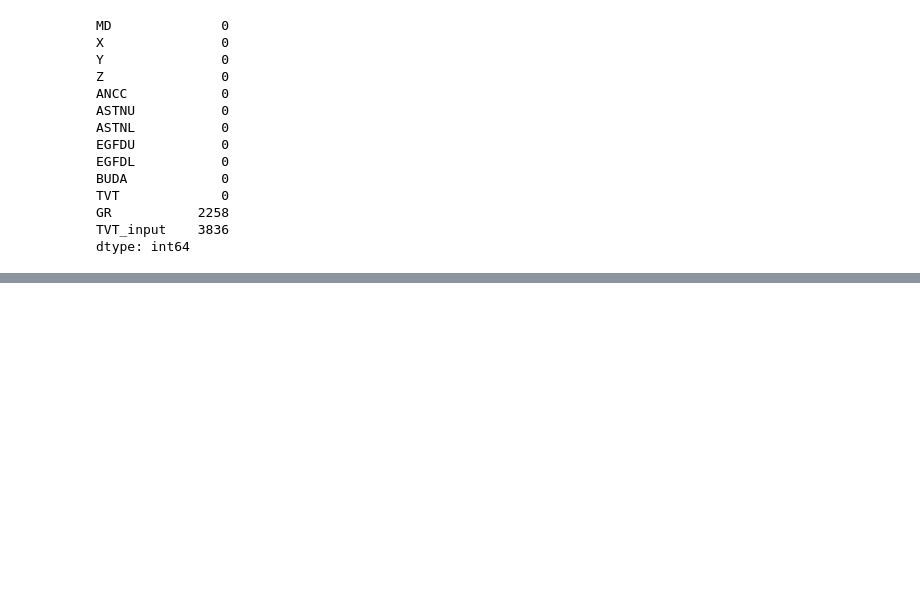
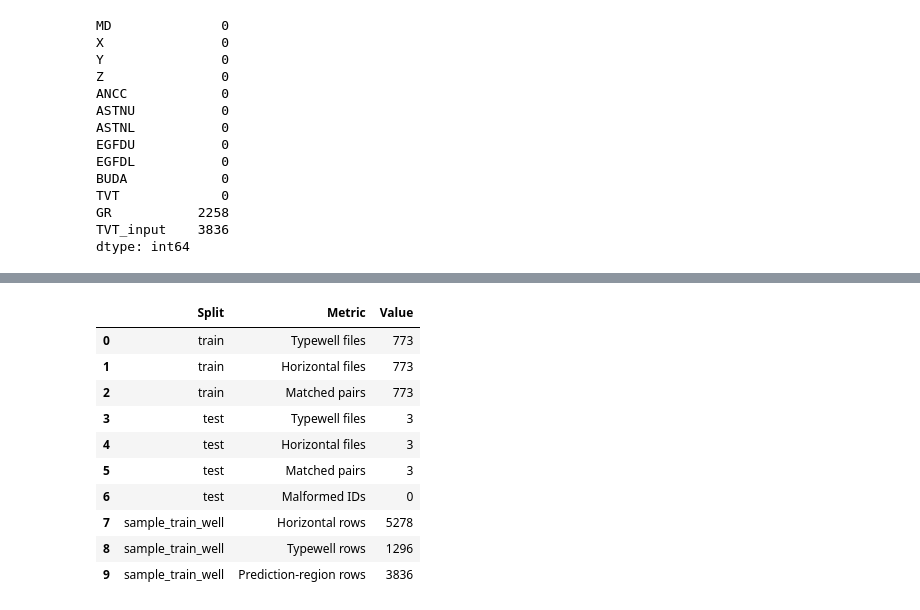
Before and after one commit to chethanadilhari/rogii-wellbore-geology, a Jupyter notebook: notebooks/01_data_understanding.ipynb, the cells around one changed output, grey strips where cells are left out. Saved outputs shown, nothing was run; the diff lists cells and outputs as text; code cells hidden in the pictures; blank space fills up the shorter version.

```diff
--- a/notebooks/01_data_understanding.ipynb
+++ b/notebooks/01_data_understanding.ipynb
@@ -20,6 +20,13 @@ RAW_DIR = DATA_DIR / "raw"
 
 TRAIN_DIR = RAW_DIR / "train"
 TEST_DIR = RAW_DIR / "test"
+
+RESULTS_DIR = PROJECT_ROOT / "results" / "notebook_01"
+TABLES_DIR = RESULTS_DIR / "tables"
+FIGURES_DIR = RESULTS_DIR / "figures"
+
+TABLES_DIR.mkdir(parents=True, exist_ok=True)
+FIGURES_DIR.mkdir(parents=True, exist_ok=True)
 # %% [markdown]
 ### 3. Validate Dataset Structure
 # %%
@@ -63,13 +172,17 @@ Missing typewell   : 0
 # %%
 sample_id = sorted(complete_pairs)[0]
 
-sample_typewell_path = TRAIN_DIR / f"{sample_id}_typewell.csv"
-sample_horizontal_path = TRAIN_DIR / f"{sample_id}_horizontal_well.csv"
+sample_typewell_path = TRAIN_DIR / f"{sample_id}{TYPEWELL_SUFFIX}"
+sample_horizontal_path = TRAIN_DIR / f"{sample_id}{HORIZONTAL_SUFFIX}"
 
 typewell_df = pd.read_csv(sample_typewell_path)
 horizontal_df = pd.read_csv(sample_horizontal_path)
 
 print("Sample ID:", sample_id)
+print("Typewell path:", sample_typewell_path.name)
+print("Horizontal path:", sample_horizontal_path.name)
 print("Typewell shape:", typewell_df.shape)
 print("Horizontal shape:", horizontal_df.shape)
+assert not sample_id.endswith("_")
+assert "__" in sample_typewell_path.name
 # %% [output]
@@ -241,0 +379,69 @@ dtype: int64
+# %%
+test_typewell_files = sorted(TEST_DIR.glob("*_typewell.csv"))
+test_horizontal_files = sorted(TEST_DIR.glob("*_horizontal_well.csv"))
+
+test_typewell_ids = set()
+test_horizontal_ids = set()
+test_malformed = []
+
+for file in test_typewell_files:
+    well_id = extract_well_id(file.name, TYPEWELL_SUFFIX)
+    if well_id is None:
+        test_malformed.append(file.name)
+    else:
+        test_typewell_ids.add(well_id)
+
+for file in test_horizontal_files:
+    well_id = extract_well_id(file.name, HORIZONTAL_SUFFIX)
+    if well_id is None:
+        test_malformed.append(file.name)
+    else:
+        test_horizontal_ids.add(well_id)
+
+test_complete_pairs = test_typewell_ids & test_horizontal_ids
+
+dataset_scale_snapshot = pd.DataFrame(
+    [
+        {"Split": "train", "Metric": "Typewell files", "Value": len(typewell_files)},
+        {"Split": "train", "Metric": "Horizontal files", "Value": len(horizontal_files)},
+        {"Split": "train", "Metric": "Matched pairs", "Value": len(complete_pairs)},
+        {"Split": "test", "Metric": "Typewell files", "Value": len(test_typewell_files)},
+        {"Split": "test", "Metric": "Horizontal files", "Value": len(test_horizontal_files)},
+        {"Split": "test", "Metric": "Matched pairs", "Value": len(test_complete_pairs)},
+        {"Split": "test", "Metric": "Malformed IDs", "Value": len(test_malformed)},
+        {
+            "Split": "sample_train_well",
+            "Metric": "Horizontal rows",
+            "Value": len(horizontal_df),
+        },
+        {
+            "Split": "sample_train_well",
+            "Metric": "Typewell rows",
+            "Value": len(typewell_df),
+        },
+        {
+            "Split": "sample_train_well",
+            "Metric": "Prediction-region rows",
+            "Value": int(horizontal_df["TVT_input"].isna().sum()),
+        },
+    ]
+)
+
+display(dataset_scale_snapshot)
+
+scale_path = TABLES_DIR / "dataset_scale_snapshot.csv"
+dataset_scale_snapshot.to_csv(scale_path, index=False)
+print(f"Saved: {scale_path.resolve()}")
+print("Test matched well IDs:", sorted(test_complete_pairs))
+# %% [output]
+|  | Split | Metric | Value |
+| 0 | train | Typewell files | 773 |
+| 1 | train | Horizontal files | 773 |
+| 2 | train | Matched pairs | 773 |
+| 3 | test | Typewell files | 3 |
+| 4 | test | Horizontal files | 3 |
+| 5 | test | Matched pairs | 3 |
+| 6 | test | Malformed IDs | 0 |
+| 7 | sample_train_well | Horizontal rows | 5278 |
+| 8 | sample_train_well | Typewell rows | 1296 |
+| 9 | sample_train_well | Prediction-region rows | 3836 |
```
Also changed, not shown: parts of 19 cells of this notebook, 52 other files.
